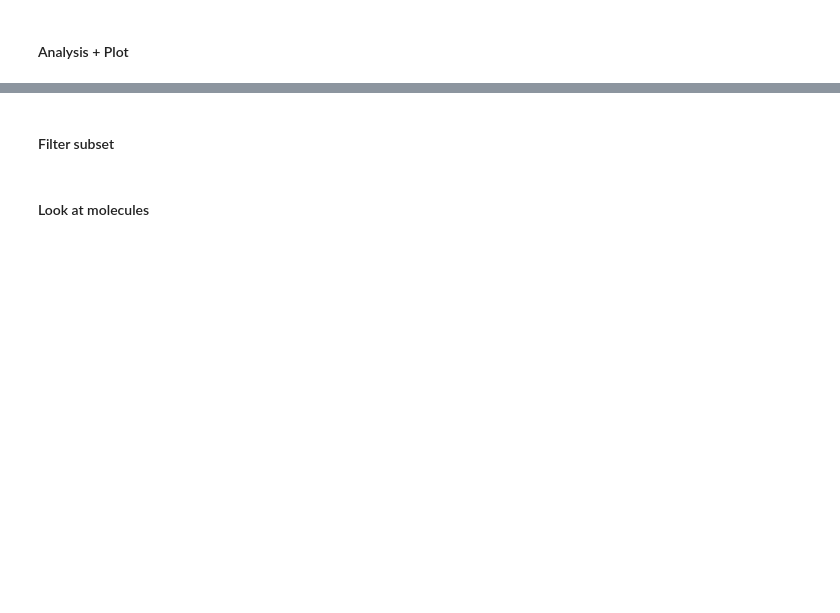
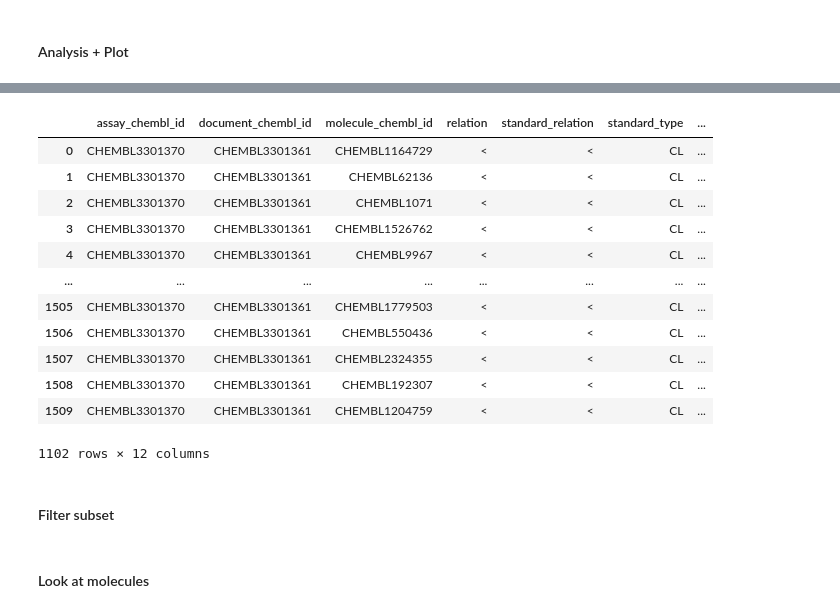
Before and after one commit to chevillardf/mol_harvester, a Jupyter notebook: notebooks/extract_chembl.ipynb, the cells around one changed output, grey strips where cells are left out. Drawn from its saved outputs; the diff is of its cells as text; code cells hidden in the pictures; blank space fills up the shorter version.

```diff
--- a/notebooks/extract_chembl.ipynb
+++ b/notebooks/extract_chembl.ipynb
@@ -245,6 +271,20 @@ activities_df['standard_type'].value_counts().head(29)
 # %%
-filt = activities_df['standard_type'] == 'CL'
-activities_df[filt]
+filt = df['standard_type'] == 'CL'
+df[filt]
+# %% [output]
+|  | assay_chembl_id | document_chembl_id | molecule_chembl_id | relation | standard_relation | standard_type | ... |
+| 0 | CHEMBL3301370 | CHEMBL3301361 | CHEMBL1164729 | < | < | CL | ... |
+| 1 | CHEMBL3301370 | CHEMBL3301361 | CHEMBL62136 | < | < | CL | ... |
+| 2 | CHEMBL3301370 | CHEMBL3301361 | CHEMBL1071 | < | < | CL | ... |
+| 3 | CHEMBL3301370 | CHEMBL3301361 | CHEMBL1526762 | < | < | CL | ... |
+| 4 | CHEMBL3301370 | CHEMBL3301361 | CHEMBL9967 | < | < | CL | ... |
+| ... | ... | ... | ... | ... | ... | ... | ... |
+| 1505 | CHEMBL3301370 | CHEMBL3301361 | CHEMBL1779503 | < | < | CL | ... |
+| 1506 | CHEMBL3301370 | CHEMBL3301361 | CHEMBL550436 | < | < | CL | ... |
+| 1507 | CHEMBL3301370 | CHEMBL3301361 | CHEMBL2324355 | < | < | CL | ... |
+| 1508 | CHEMBL3301370 | CHEMBL3301361 | CHEMBL192307 | < | < | CL | ... |
+| 1509 | CHEMBL3301370 | CHEMBL3301361 | CHEMBL1204759 | < | < | CL | ... |
+1102 rows × 12 columns
 # %%
 tmp['document_chembl_id'].value_counts().head(3)
 # %%
```
Also changed, not shown: parts of 7 cells of this notebook.
